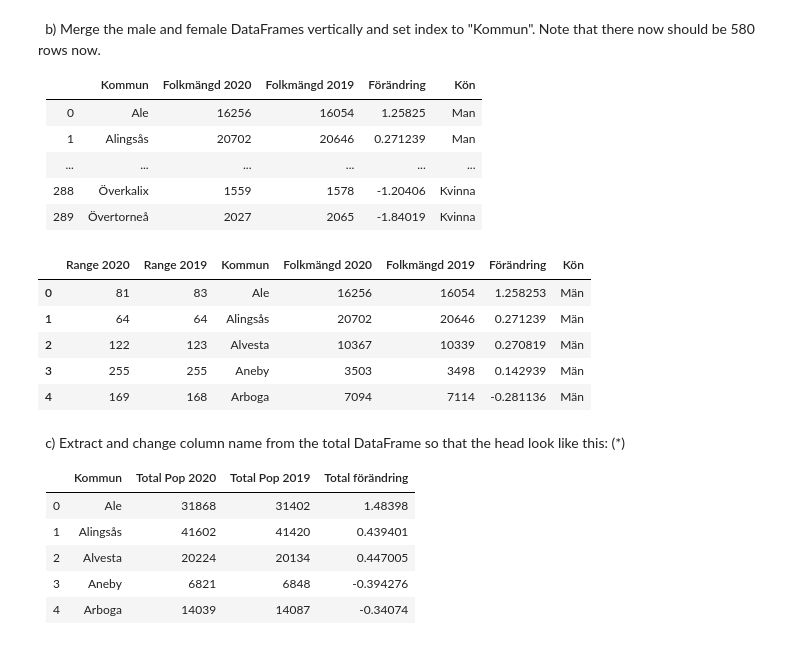
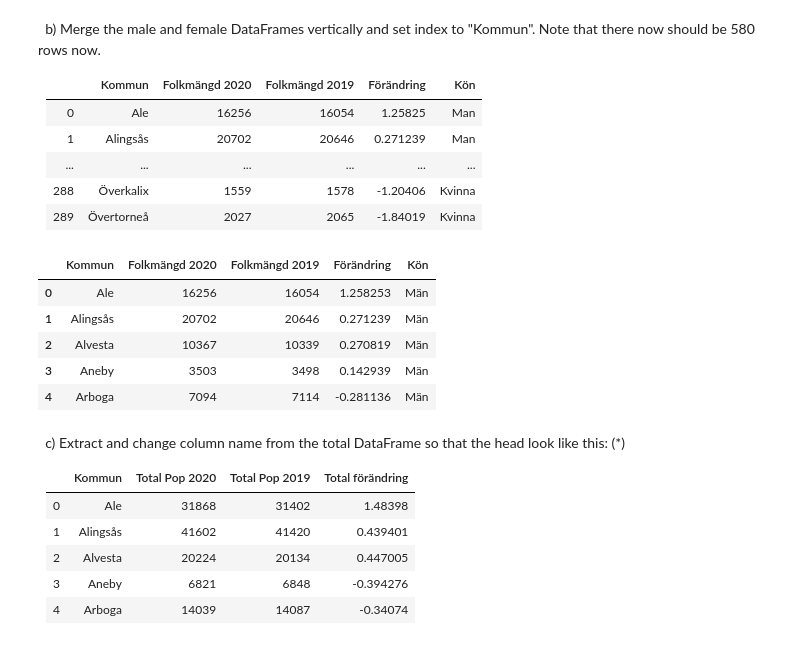
Before and after one commit to VineelaNedunuri/Databehandling-Vineela-Nedunuri, a Jupyter notebook: Exercises/E00_pandas_basic_syntax.ipynb, the cells around one changed output. Saved outputs shown, nothing was run; the diff lists cells and outputs as text; code cells hidden in the pictures.

```diff
--- a/Exercises/E00_pandas_basic_syntax.ipynb
+++ b/Exercises/E00_pandas_basic_syntax.ipynb
@@ -377,19 +379,17 @@ df_kvinnor.assign(Kön = "Kvinnor").head()
 |   ...  | ...       | ...  | ...   | ...  | ...    |
 | 288 | Överkalix    |             1559 |             1578 |    -1.20406  | Kvinna |
 | 289 | Övertorneå   |             2027 |             2065 |    -1.84019  | Kvinna |
-# %%
-concatenated = pd.concat([df_män, df_kvinnor], ignore_index=True).head()
-concatenated
-# set index using column
-#merge = concatenated.set_index("Kommun", inplace=True)
-#merge
-# %% [output]
-|  | Range 2020 | Range 2019 | Kommun | Folkmängd 2020 | Folkmängd 2019 | Förändring | Kön |
-| 0 | 81 | 83 | Ale | 16256 | 16054 | 1.258253 | Män |
-| 1 | 64 | 64 | Alingsås | 20702 | 20646 | 0.271239 | Män |
-| 2 | 122 | 123 | Alvesta | 10367 | 10339 | 0.270819 | Män |
-| 3 | 255 | 255 | Aneby | 3503 | 3498 | 0.142939 | Män |
-| 4 | 169 | 168 | Arboga | 7094 | 7114 | -0.281136 | Män |
+# %%
+df_concatenated = pd.concat([df_män, df_kvinnor], ignore_index=True)
+df_total = df_concatenated.drop(["Range 2020", "Range 2019"], axis = "columns")
+df_total.head()
+# %% [output]
+|  | Kommun | Folkmängd 2020 | Folkmängd 2019 | Förändring | Kön |
+| 0 | Ale | 16256 | 16054 | 1.258253 | Män |
+| 1 | Alingsås | 20702 | 20646 | 0.271239 | Män |
+| 2 | Alvesta | 10367 | 10339 | 0.270819 | Män |
+| 3 | Aneby | 3503 | 3498 | 0.142939 | Män |
+| 4 | Arboga | 7094 | 7114 | -0.281136 | Män |
 # %% [markdown]
 &nbsp; c) Extract and change column name from the total DataFrame so that the head look like this: (*)
 
```
Also changed, not shown: parts of 10 cells of this notebook, 1 other file.
